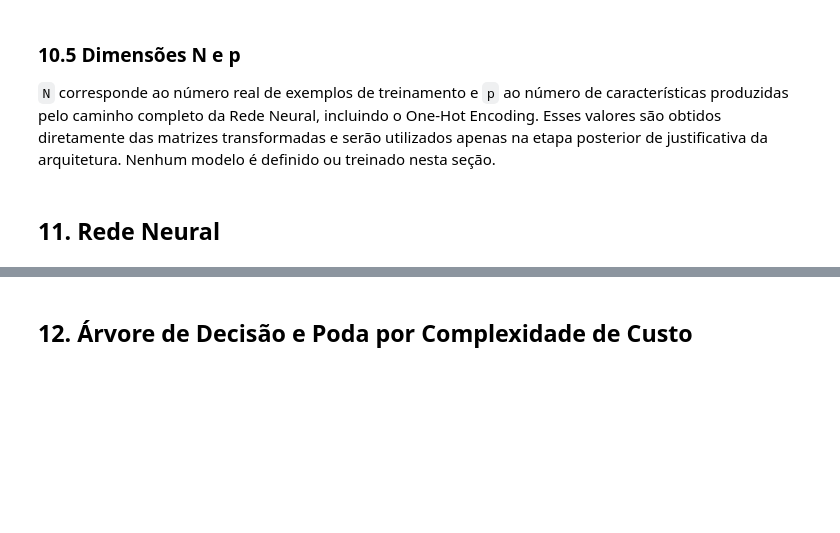
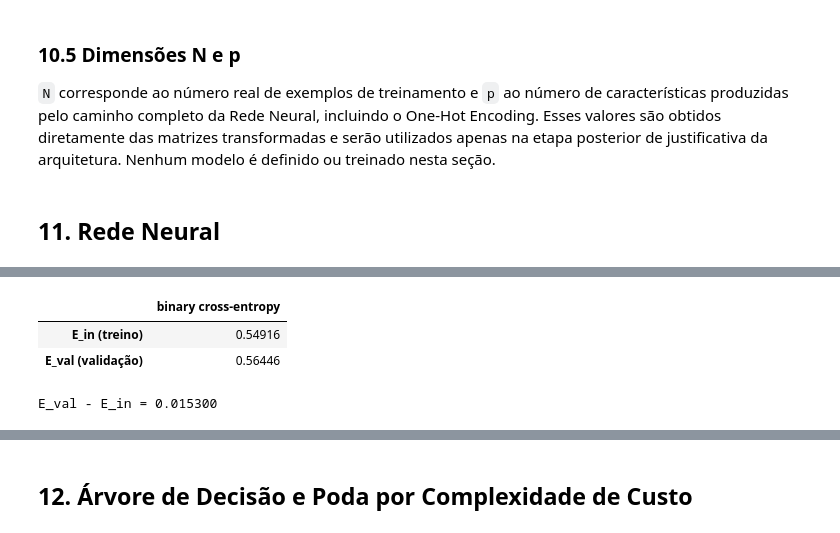
Before and after one commit to viniciusrodriguesai/credit-risk-classification, a Jupyter notebook: notebooks/credit_risk_classification.ipynb, the cells around one changed output, grey strips where cells are left out. Saved outputs shown, nothing was run; the diff lists cells and outputs as text; code cells hidden in the pictures; blank space fills up the shorter version.

Commit message:
feat(notebook): implement neural network model

```diff
--- a/notebooks/credit_risk_classification.ipynb
+++ b/notebooks/credit_risk_classification.ipynb
@@ -1527,0 +1862,31 @@ DataFrames de entrada liberados da memória: confirmado
+# %%
+train_evaluation = model.evaluate(
+    X_train_nn,
+    y_train,
+    batch_size=BATCH_SIZE,
+    verbose=0,
+    return_dict=True,
+)
+validation_evaluation = model.evaluate(
+    X_val_nn,
+    y_val,
+    batch_size=BATCH_SIZE,
+    verbose=0,
+    return_dict=True,
+)
+
+E_in = float(train_evaluation['loss'])
+E_val = float(validation_evaluation['loss'])
+validation_generalization_gap = E_val - E_in
+
+error_summary_before_test = pd.DataFrame({
+    'binary cross-entropy': [E_in, E_val],
+}, index=['E_in (treino)', 'E_val (validação)'])
+
+display(error_summary_before_test)
+print(f'E_val - E_in = {validation_generalization_gap:.6f}')
+# %% [output]
+|  | binary cross-entropy |
+| E_in (treino) | 0.54916 |
+| E_val (validação) | 0.56446 |
+E_val - E_in = 0.015300
```
Also changed, not shown: parts of 13 cells of this notebook, 2 other files.
